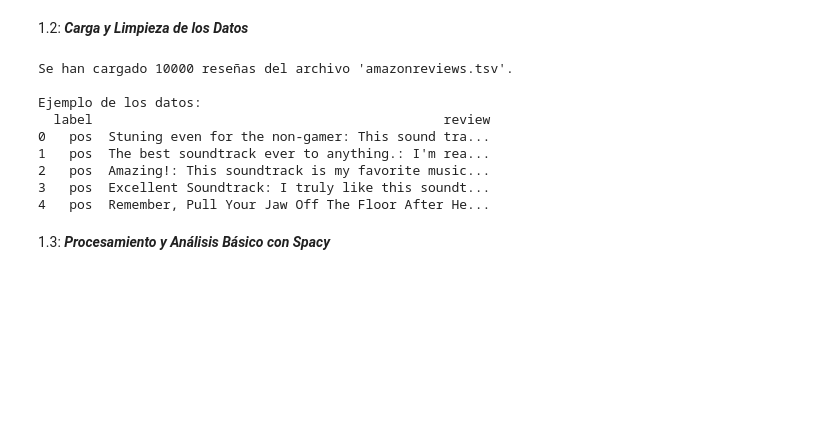
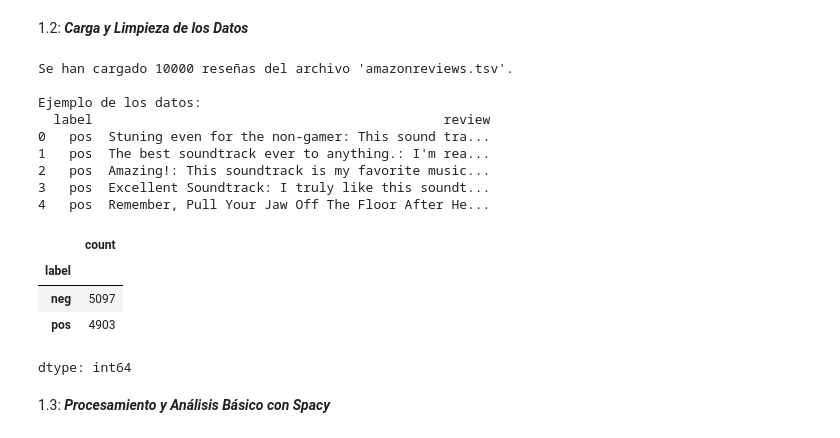
Before and after one commit to jarimso/Lenguaje-Natural, a Jupyter notebook: Taller_1_LPN.ipynb, the cells around one changed output. Saved outputs shown, nothing was run; the diff lists cells and outputs as text; code cells hidden in the pictures; blank space fills up the shorter version.

```diff
--- a/Taller_1_LPN.ipynb
+++ b/Taller_1_LPN.ipynb
@@ -60,6 +65,15 @@ Ejemplo de los datos:
 2   pos  Amazing!: This soundtrack is my favorite music...
 3   pos  Excellent Soundtrack: I truly like this soundt...
 4   pos  Remember, Pull Your Jaw Off The Floor After He...
+# %%
+#Revisión de Valanceo
+df.label.value_counts()
+# %% [output]
+|  | count |
+| label |  |
+| neg | 5097 |
+| pos | 4903 |
+dtype: int64
 # %% [markdown]
 1.3: ***Procesamiento y Análisis Básico con Spacy***
 # %%
```
Also changed, not shown: parts of 8 cells of this notebook.
